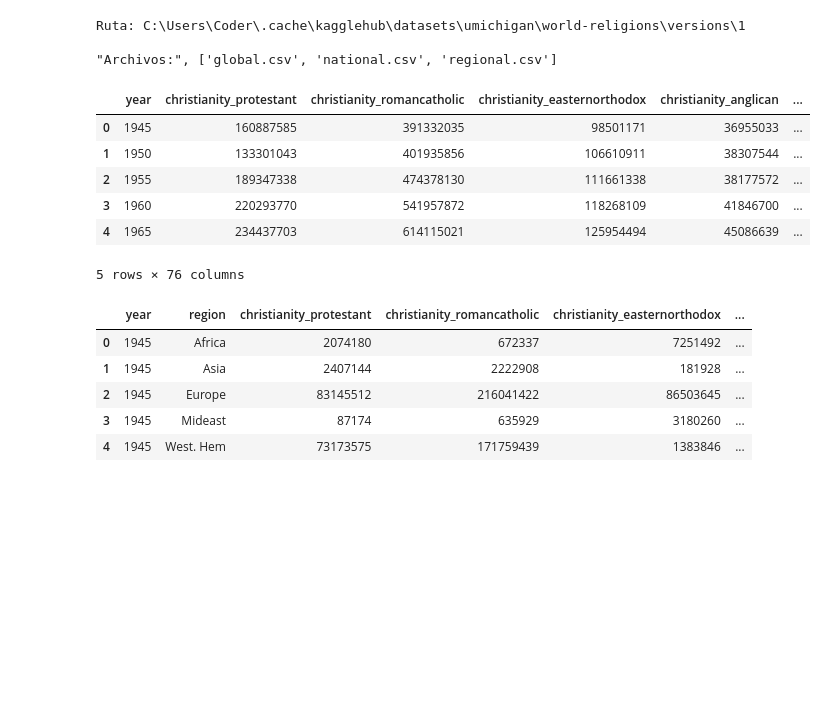
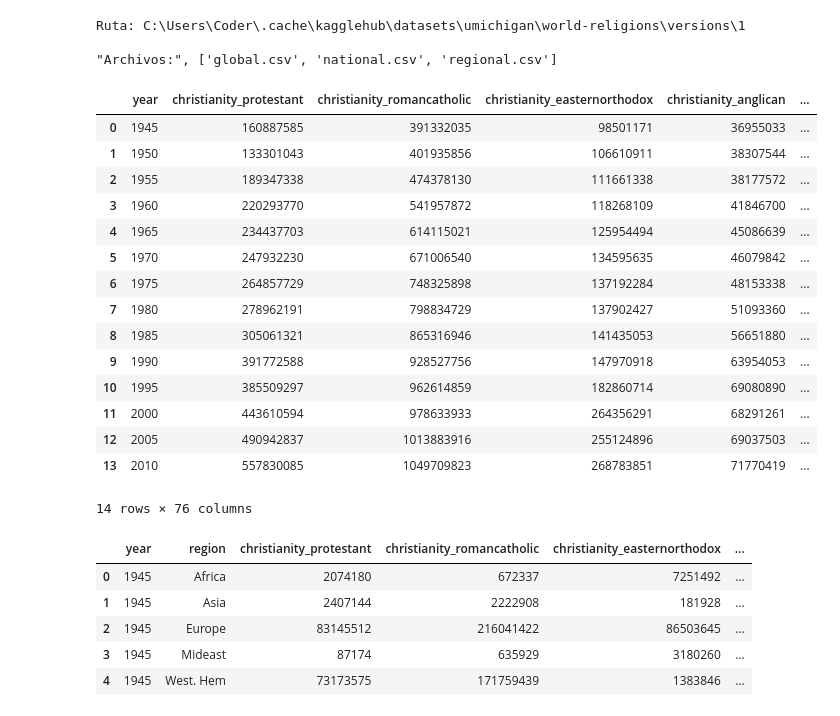
Before and after one commit to JayzirTech/RIWI, a Jupyter notebook: Data Analysis/World Religions/df/world_religions.ipynb, the cells around one changed output. Cells and saved outputs as stored; diff of their text form; code cells hidden in the pictures; blank space fills up the shorter version.

```diff
--- a/Data Analysis/World Religions/df/world_religions.ipynb
+++ b/Data Analysis/World Religions/df/world_religions.ipynb
@@ -23,15 +23,24 @@ df_regional = pd.read_csv(os.path.join(path, "regional.csv"))
 
 df_national = pd.read_csv(os.path.join(path, "national.csv"))
 # %%
-df_global.head()
+df_global
 # %% [output]
 |  | year | christianity_protestant | christianity_romancatholic | christianity_easternorthodox | christianity_anglican | ... |
 | 0 | 1945 | 160887585 | 391332035 | 98501171 | 36955033 | ... |
 | 1 | 1950 | 133301043 | 401935856 | 106610911 | 38307544 | ... |
 | 2 | 1955 | 189347338 | 474378130 | 111661338 | 38177572 | ... |
 | 3 | 1960 | 220293770 | 541957872 | 118268109 | 41846700 | ... |
 | 4 | 1965 | 234437703 | 614115021 | 125954494 | 45086639 | ... |
+| 5 | 1970 | 247932230 | 671006540 | 134595635 | 46079842 | ... |
+| 6 | 1975 | 264857729 | 748325898 | 137192284 | 48153338 | ... |
+| 7 | 1980 | 278962191 | 798834729 | 137902427 | 51093360 | ... |
+| 8 | 1985 | 305061321 | 865316946 | 141435053 | 56651880 | ... |
+| 9 | 1990 | 391772588 | 928527756 | 147970918 | 63954053 | ... |
+| 10 | 1995 | 385509297 | 962614859 | 182860714 | 69080890 | ... |
+| 11 | 2000 | 443610594 | 978633933 | 264356291 | 68291261 | ... |
+| 12 | 2005 | 490942837 | 1013883916 | 255124896 | 69037503 | ... |
+| 13 | 2010 | 557830085 | 1049709823 | 268783851 | 71770419 | ... |
-5 rows × 76 columns
+14 rows × 76 columns
 # %%
 df_regional.head()
 
```
Also changed, not shown: 5 other files.
